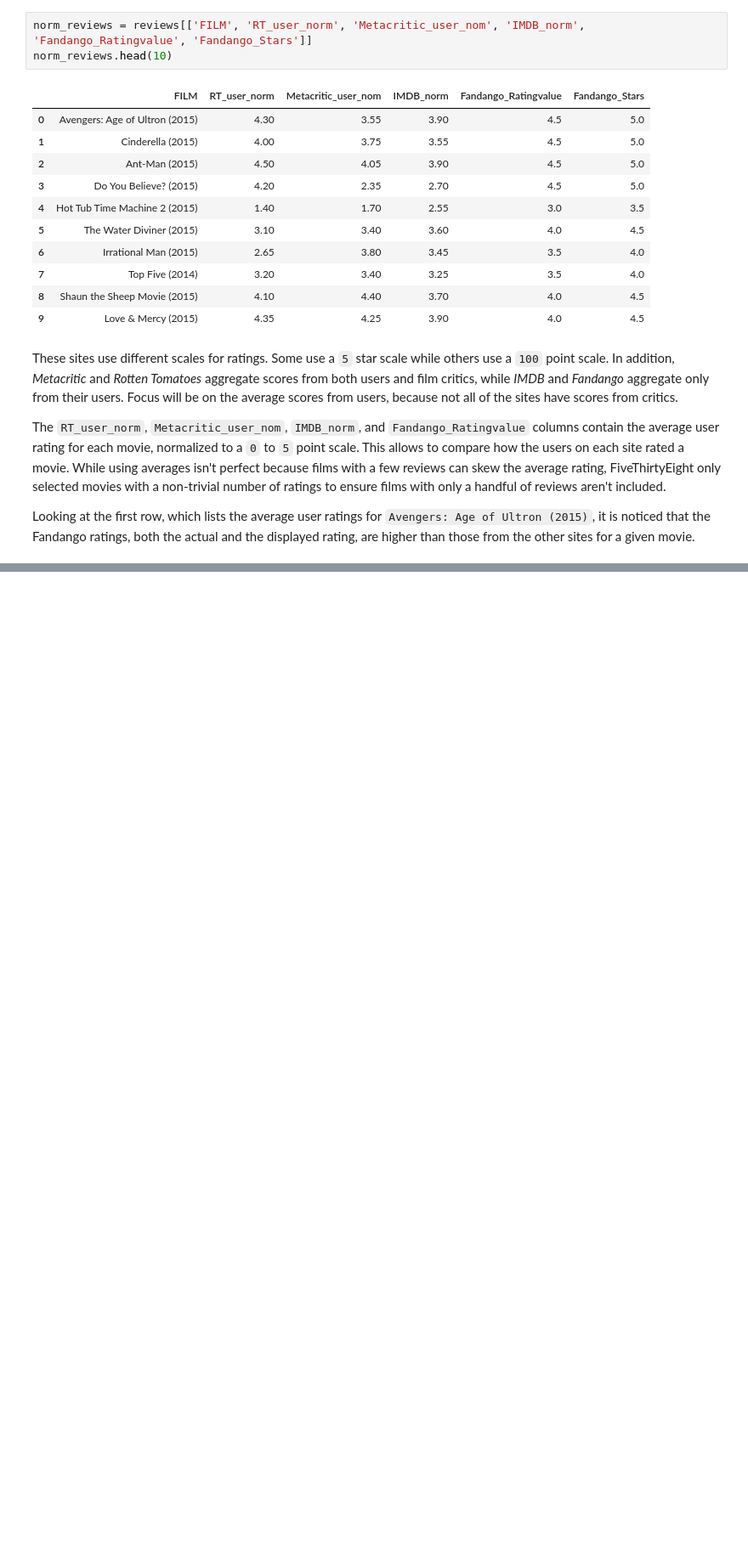
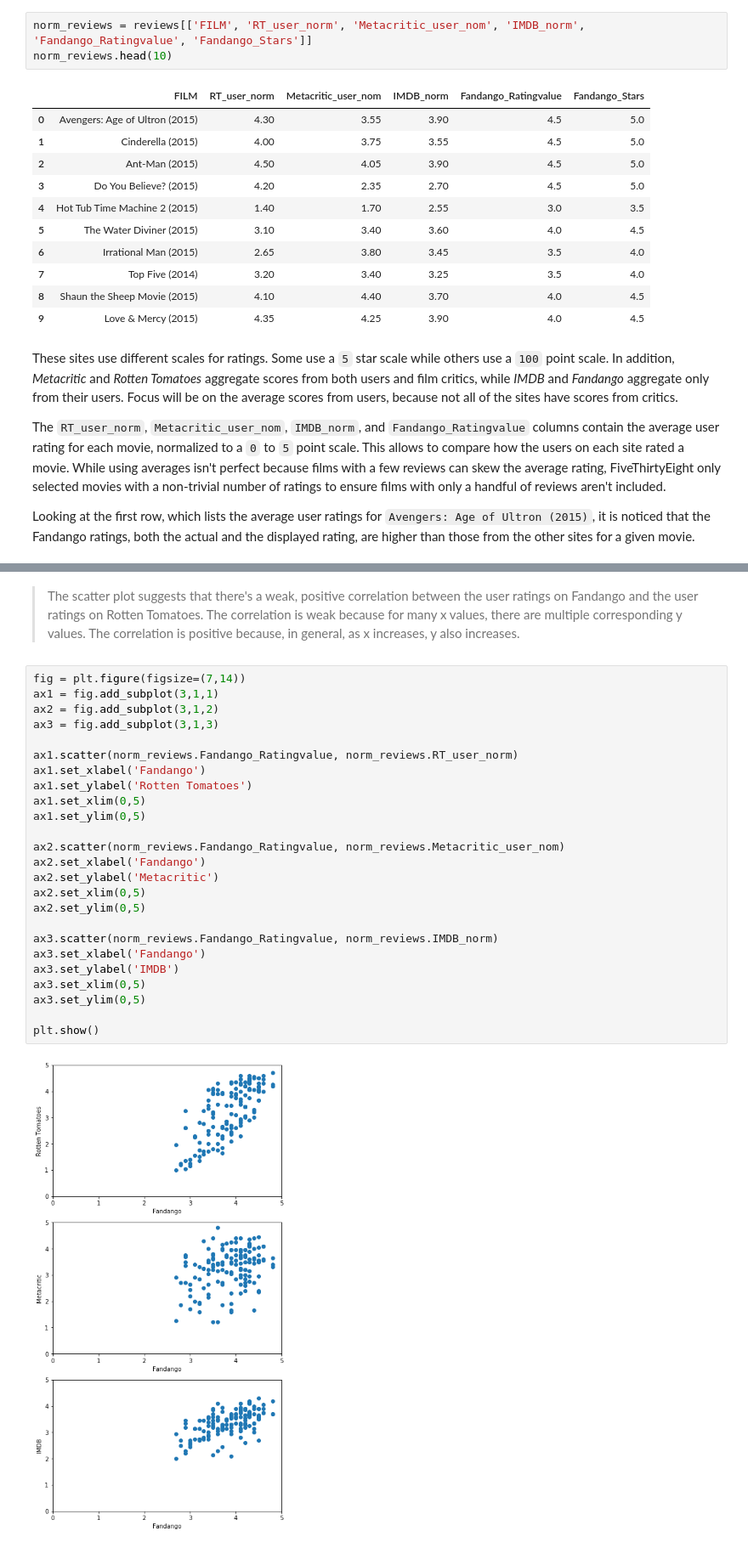
Before and after one commit to VictorOmondi1997/Visualizing_Fandango_Scores, a Jupyter notebook: notebooks/fandango_scores.ipynb, the cells around one changed output, grey strips where cells are left out. Shown at 85% size. Cells and saved outputs as stored; diff of their text form; blank space fills up the shorter version.

```diff
--- a/notebooks/fandango_scores.ipynb
+++ b/notebooks/fandango_scores.ipynb
@@ -68,0 +96,29 @@ num_cols = ['RT_user_norm', 'Metacritic_user_nom', 'IMDB_norm', 'Fandango_Rating
+# %% [markdown]
+> The scatter plot suggests that there's a weak, positive correlation between the user ratings on Fandango and the user ratings on Rotten Tomatoes. The correlation is weak because for many x values, there are multiple corresponding y values. The correlation is positive because, in general, as x increases, y also increases.
+# %%
+fig = plt.figure(figsize=(7,14))
+ax1 = fig.add_subplot(3,1,1)
+ax2 = fig.add_subplot(3,1,2)
+ax3 = fig.add_subplot(3,1,3)
+
+ax1.scatter(norm_reviews.Fandango_Ratingvalue, norm_reviews.RT_user_norm)
+ax1.set_xlabel('Fandango')
+ax1.set_ylabel('Rotten Tomatoes')
+ax1.set_xlim(0,5)
+ax1.set_ylim(0,5)
+
+ax2.scatter(norm_reviews.Fandango_Ratingvalue, norm_reviews.Metacritic_user_nom)
+ax2.set_xlabel('Fandango')
+ax2.set_ylabel('Metacritic')
+ax2.set_xlim(0,5)
+ax2.set_ylim(0,5)
+
+ax3.scatter(norm_reviews.Fandango_Ratingvalue, norm_reviews.IMDB_norm)
+ax3.set_xlabel('Fandango')
+ax3.set_ylabel('IMDB')
+ax3.set_xlim(0,5)
+ax3.set_ylim(0,5)
+
+plt.show()
+# %% [output]
+[figure, added]
```
Also changed, not shown: parts of 5 cells of this notebook.
